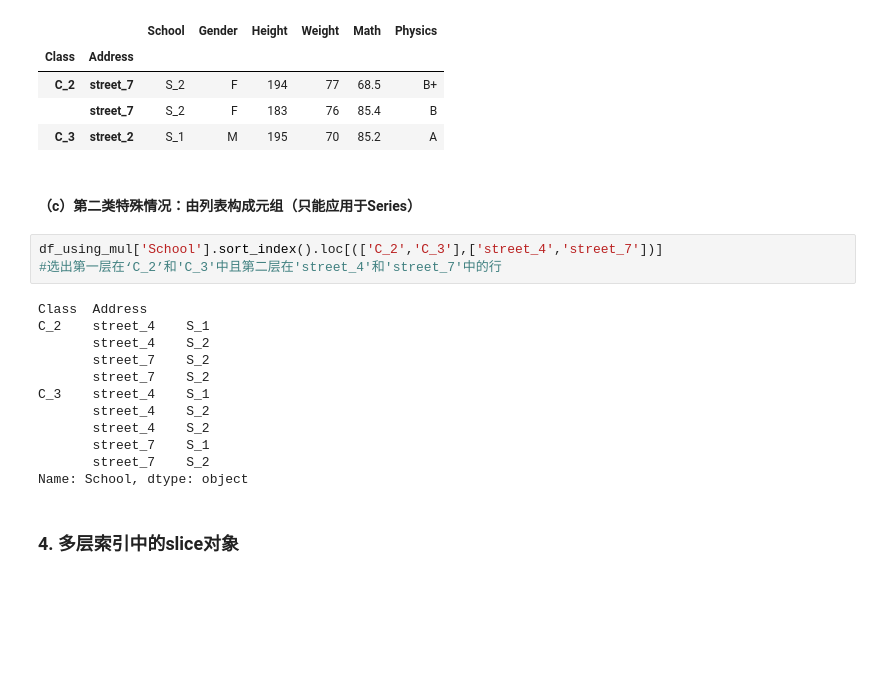
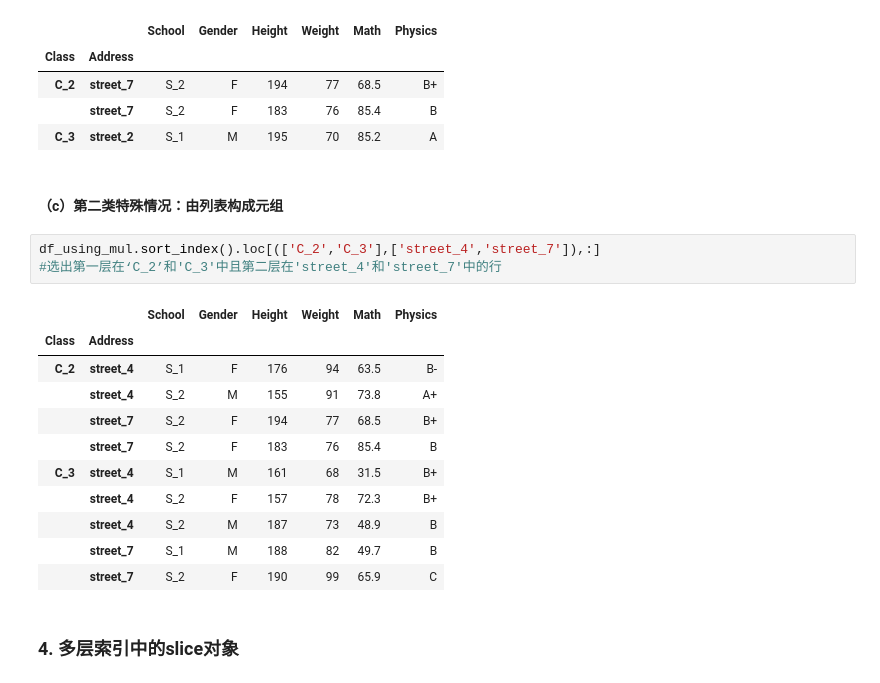
Before and after one commit to datawhalechina/joyful-pandas, a Jupyter notebook: 第2章 索引.ipynb, the cells around one changed output. Cells and saved outputs as stored; diff of their text form; blank space fills up the shorter version.

```diff
--- a/第2章 索引.ipynb
+++ b/第2章 索引.ipynb
@@ -696,22 +696,22 @@ df_using_mul.sort_index().loc[[('C_2','street_7'),('C_3','street_2')]]
 |  | street_7 | S_2 | F | 183 | 76 | 85.4 | B |
 | C_3 | street_2 | S_1 | M | 195 | 70 | 85.2 | A |
 # %% [markdown]
-#### （c）第二类特殊情况：由列表构成元组（只能应用于Series）
+#### （c）第二类特殊情况：由列表构成元组
 # %%
-df_using_mul['School'].sort_index().loc[(['C_2','C_3'],['street_4','street_7'])]
+df_using_mul.sort_index().loc[(['C_2','C_3'],['street_4','street_7']),:]
 #选出第一层在‘C_2’和'C_3'中且第二层在'street_4'和'street_7'中的行
 # %% [output]
-Class  Address
-C_2    street_4    S_1
-       street_4    S_2
-       street_7    S_2
-       street_7    S_2
-C_3    street_4    S_1
-       street_4    S_2
-       street_4    S_2
-       street_7    S_1
-       street_7    S_2
-Name: School, dtype: object
+|  |  | School | Gender | Height | Weight | Math | Physics |
+| Class | Address |  |  |  |  |  |  |
+| C_2 | street_4 | S_1 | F | 176 | 94 | 63.5 | B- |
+|  | street_4 | S_2 | M | 155 | 91 | 73.8 | A+ |
+|  | street_7 | S_2 | F | 194 | 77 | 68.5 | B+ |
+|  | street_7 | S_2 | F | 183 | 76 | 85.4 | B |
+| C_3 | street_4 | S_1 | M | 161 | 68 | 31.5 | B+ |
+|  | street_4 | S_2 | F | 157 | 78 | 72.3 | B+ |
+|  | street_4 | S_2 | M | 187 | 73 | 48.9 | B |
+|  | street_7 | S_1 | M | 188 | 82 | 49.7 | B |
+|  | street_7 | S_2 | F | 190 | 99 | 65.9 | C |
 # %% [markdown]
 ### 4. 多层索引中的slice对象
 # %%
```
Also changed, not shown: parts of 15 cells of this notebook, 4 other files.
